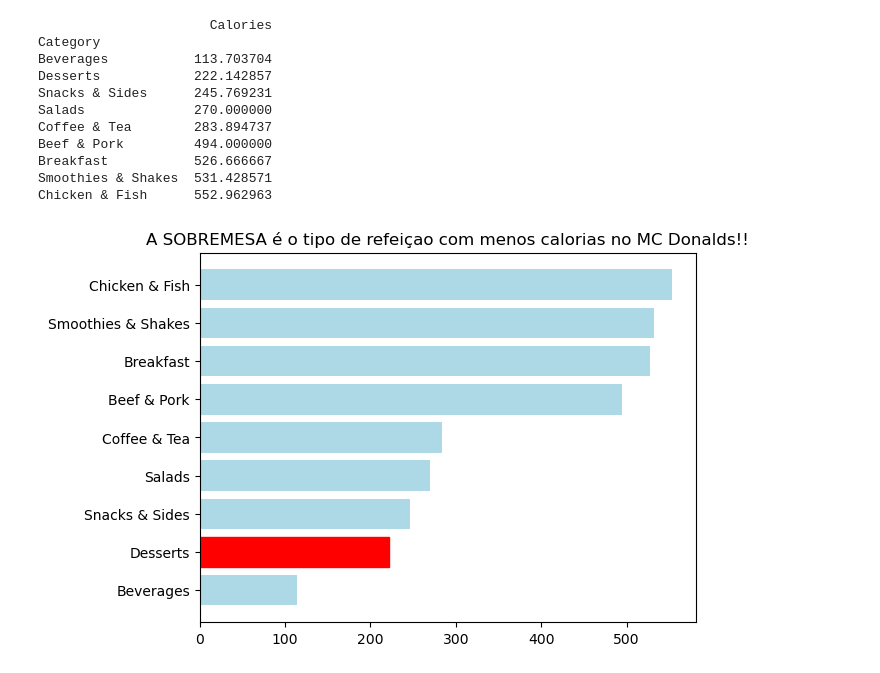
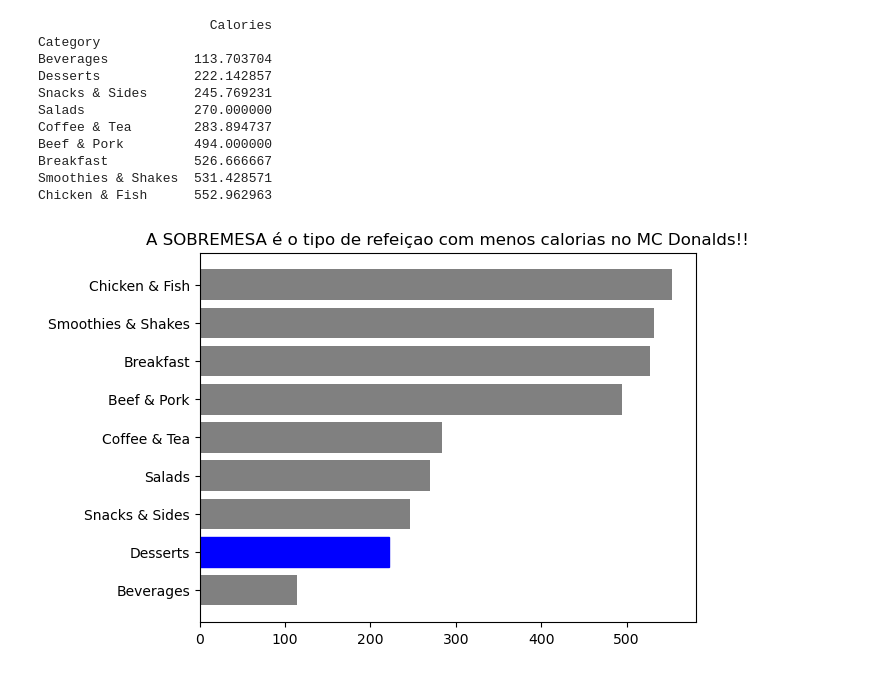
Before and after one commit to eduabichabki/analise-vendas-mcdonalds, a Jupyter notebook: mcdonalds_project.ipynb, the cells around one changed output. Saved outputs shown, nothing was run; the diff lists cells and outputs as text; code cells hidden in the pictures.

```diff
--- a/mcdonalds_project.ipynb
+++ b/mcdonalds_project.ipynb
@@ -43,11 +44,11 @@ df.fillna(0)
 | 259 | Smoothies & Shakes | McFlurry with Reese's Peanut Butt... | 7.1 oz (202 g) | 410 | 150 | 16.0 | 25 | ... |
 260 rows × 24 columns
 # %%
-graph1 = df.groupby("Category")["Calories"].mean()
-graph1 = pd.DataFrame(graph1)
-graph1 = graph1.sort_values(by=["Calories"])
+calorias_media = pd.DataFrame(df.groupby("Category")["Calories"].mean())
+calorias_media = pd.DataFrame(calorias_media)
+calorias_media = calorias_media.sort_values(by=["Calories"])
 
-print(graph1)
+print(calorias_media)
 # %% [output]
                       Calories
 Category
@@ -62,16 +63,16 @@ Smoothies & Shakes  531.428571
 Chicken & Fish      552.962963
 # %%
 fig, ax = plt.subplots()
-x = graph1.index
-y = graph1["Calories"]
+x = calorias_media.index
+y = calorias_media["Calories"]
 ax.barh(x, y)
 
-bars = ax.barh(x, y, color='lightblue')
+bars = ax.barh(x, y, color='grey')
 for bar, category in zip(bars, x):
     if category == 'Desserts':  # Specify the category you want to highlight
-        bar.set_color('red')  # Change to desired color
+        bar.set_color('blue')  # Change to desired color
 
 plt.title("A SOBREMESA é o tipo de refeiçao com menos calorias no MC Donalds!!")
 plt.show()
 # %% [output]
-[figure, old version]
+[figure, new version]
```
Also changed, not shown: parts of 10 cells of this notebook.
